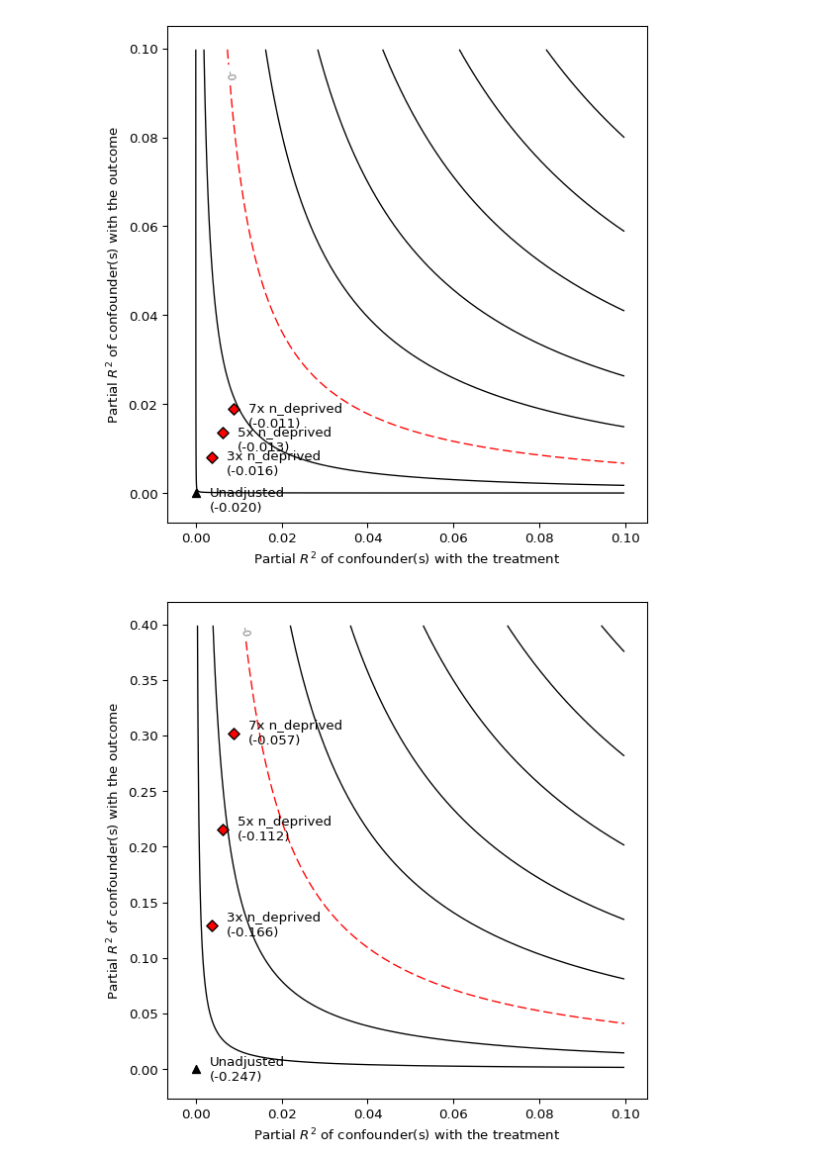
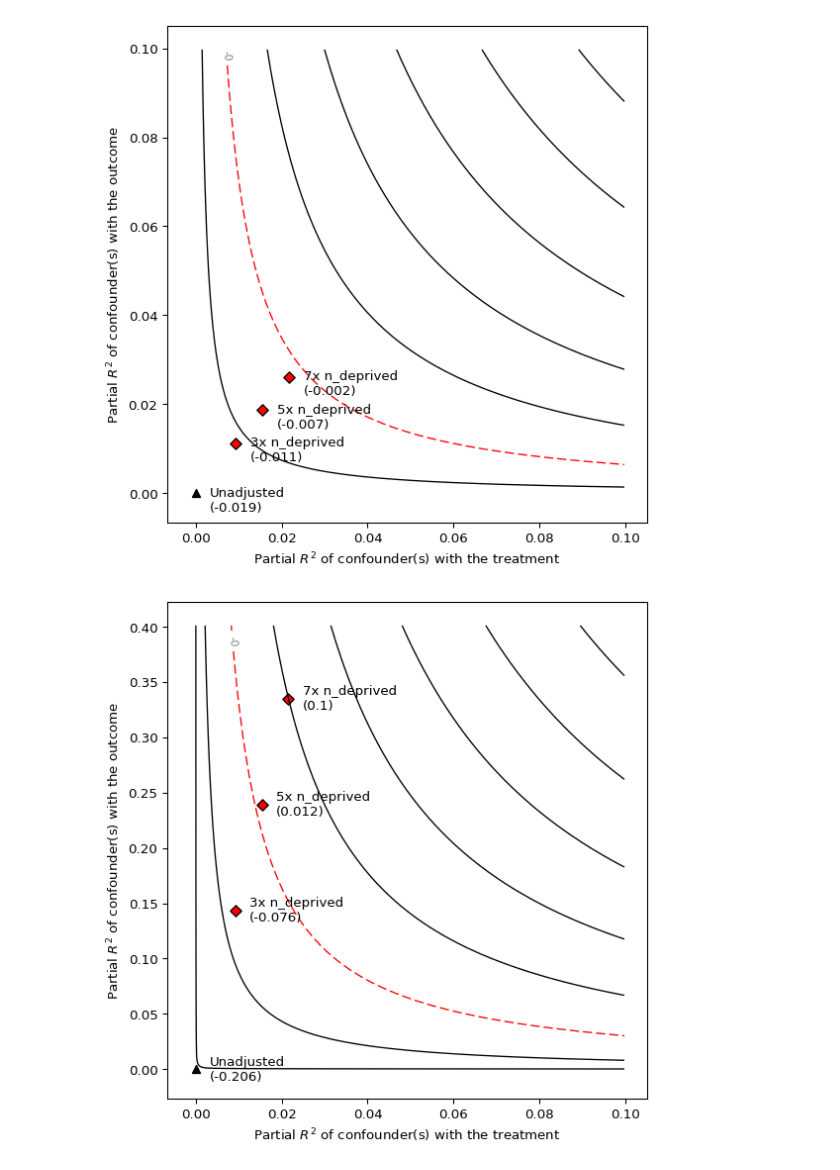
Before and after one commit to ivanlu300/ivanlu300, a Jupyter notebook: src/question_1/6_sensitivity_analysis.ipynb, the cells around one changed output. Saved outputs shown, nothing was run; the diff lists cells and outputs as text; code cells hidden in the pictures.

```diff
--- a/src/question_1/6_sensitivity_analysis.ipynb
+++ b/src/question_1/6_sensitivity_analysis.ipynb
@@ -14,11 +14,11 @@ figure_path = Path('1_sample_selection.py').resolve().parents[2] / 'output' / 'f
 table_path = Path('1_sample_selection.py').resolve().parents[2] / 'output' / 'table'
 
 # Read data
-main_10 = pd.read_csv(derived_path / 'wave_10_pca_edu.csv')
+main_10 = pd.read_csv(derived_path / 'wave_10_pca.csv')
 # %%
 # Get the same sample used in 5_iptw.py
 sample = main_10.loc[(main_10['SCINNO05'] != 1) & (main_10['SCINNO06'] != 1), :]  # remove reverse causality
-sample= sample.dropna(subset=['PC1_b', 'total_income_bu_d', 'age', 'sex', 'ethnicity', 'edu_age', 'edu_qual', 'n_deprived'])
+sample= sample.dropna(subset=['PC1_b', 'total_income_bu_d', 'age', 'sex', 'ethnicity', 'edu_age', 'edu_qual', 'n_deprived', 'employ_status', 'marital_status', 'memory', 'numeracy', 'comprehension'])
 sample['PC1_b'].value_counts(dropna=False)  # 1: 1562, 0: 1132 (N = 2694)
 # %% [output]
 PC1_b
@@ -37,19 +37,19 @@ srh_sense.plot(lim_y=0.20, lim=0.10, label_bump_y=-0.008)
 # %%
 # diabetes
-diabetes_ols = smf.ols('diabetes ~ PC1_b + total_income_bu_d + age + sex + ethnicity + edu_age + edu_qual + n_deprived',
+diabetes_ols = smf.ols('diabetes ~ PC1_b + total_income_bu_d + age + sex + ethnicity + edu_age + C(edu_qual) + n_deprived + employ_status + C(marital_status) + memory + numeracy + comprehension',
                        data=sample).fit()
 diabetes_sense = sensemakr.Sensemakr(model=diabetes_ols, treatment='PC1_b', benchmark_covariates=['n_deprived'],
                                      kd=[3, 5, 7])
 diabetes_sense.plot(lim_y=0.10, lim=0.10, label_bump_y=-0.004)
 # %% [output]
-[figure, old version]
+[figure, new version]
 # %%
 # mental health
-cesd_ols = smf.ols('cesd ~ PC1_b + total_income_bu_d + age + sex + ethnicity + edu_age + edu_qual + n_deprived',
+cesd_ols = smf.ols('cesd ~ PC1_b + total_income_bu_d + age + sex + ethnicity + edu_age + C(edu_qual) + n_deprived + employ_status + C(marital_status) + memory + numeracy + comprehension',
                    data=sample).fit()
 cesd_sense = sensemakr.Sensemakr(model=cesd_ols, treatment='PC1_b', benchmark_covariates=['n_deprived'],
                                  kd=[3, 5, 7])
 cesd_sense.plot(lim=0.10, label_bump_y=-0.01)
 # %% [output]
-[figure, old version]
+[figure, new version]
 # %%
```
Also changed, not shown: parts of 4 cells of this notebook, 8 other files.
